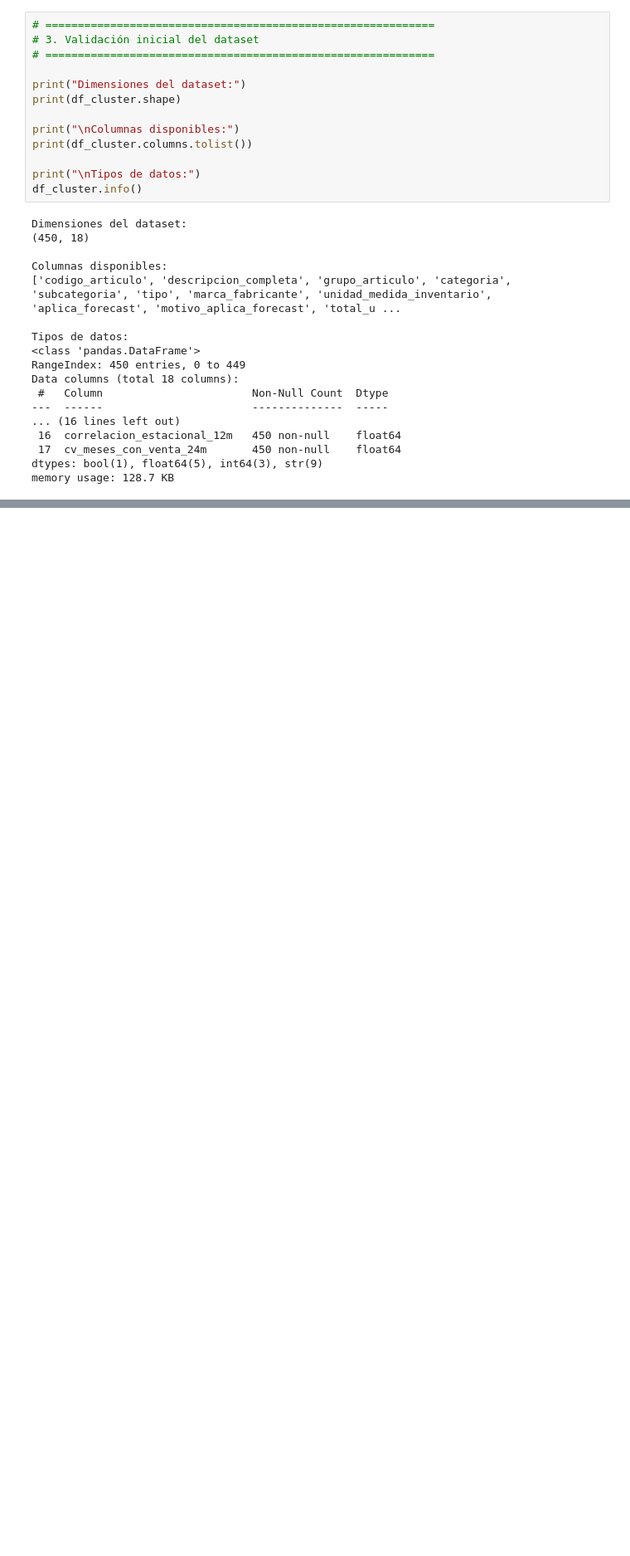
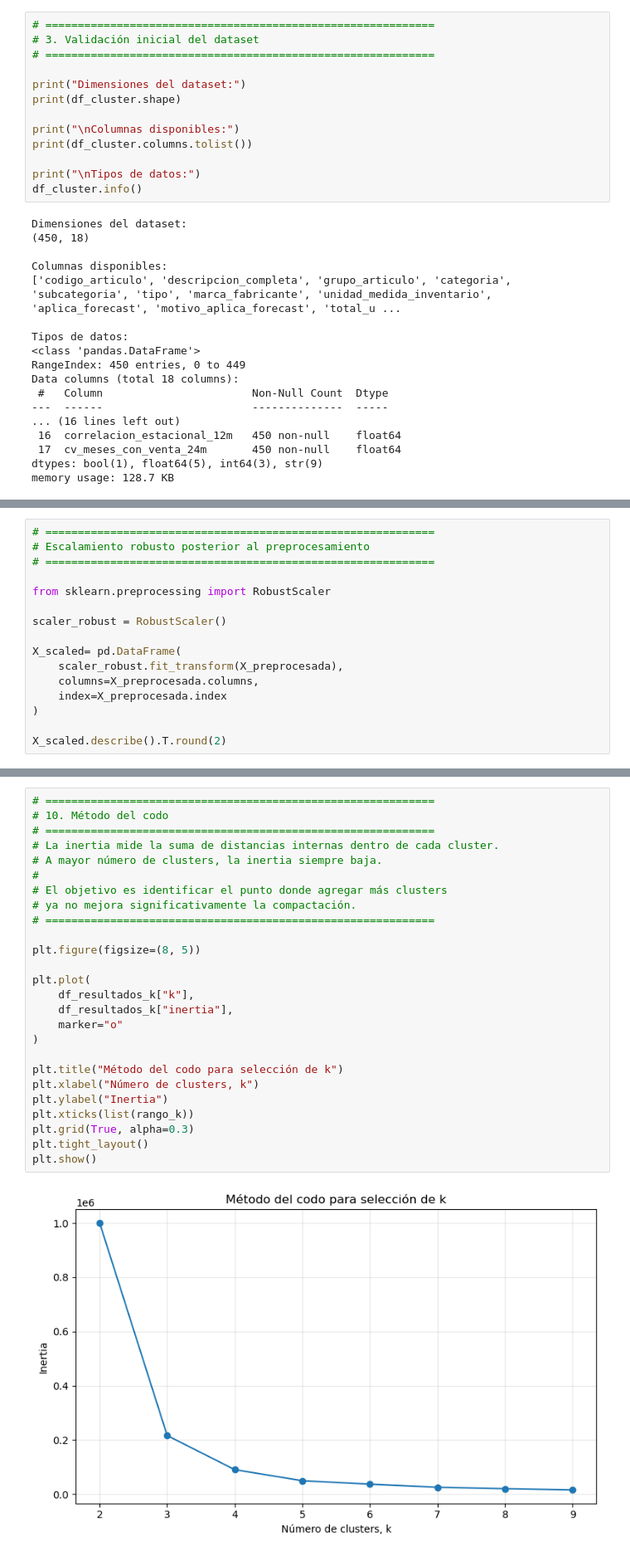
Before and after one commit to choppeb7/Tesis-Master-AI, a Jupyter notebook: 4_cluterizacion_articulos.ipynb, the cells around one changed output, grey strips where cells are left out. Shown at 83% size. Drawn from its saved outputs; the diff is of its cells as text; blank space fills up the shorter version.

```diff
--- a/4_cluterizacion_articulos.ipynb
+++ b/4_cluterizacion_articulos.ipynb
@@ -117,0 +885,16 @@ memory usage: 128.7 KB
+# %%
+# ============================================================
+# Escalamiento robusto posterior al preprocesamiento
+# ============================================================
+
+from sklearn.preprocessing import RobustScaler
+
+scaler_robust = RobustScaler()
+
+X_scaled= pd.DataFrame(
+    scaler_robust.fit_transform(X_preprocesada),
+    columns=X_preprocesada.columns,
+    index=X_preprocesada.index
+)
+
+X_scaled.describe().T.round(2)
@@ -117,0 +970,28 @@ memory usage: 128.7 KB
+# %%
+# ============================================================
+# 10. Método del codo
+# ============================================================
+# La inertia mide la suma de distancias internas dentro de cada cluster.
+# A mayor número de clusters, la inertia siempre baja.
+#
+# El objetivo es identificar el punto donde agregar más clusters
+# ya no mejora significativamente la compactación.
+# ============================================================
+
+plt.figure(figsize=(8, 5))
+
+plt.plot(
+    df_resultados_k["k"],
+    df_resultados_k["inertia"],
+    marker="o"
+)
+
+plt.title("Método del codo para selección de k")
+plt.xlabel("Número de clusters, k")
+plt.ylabel("Inertia")
+plt.xticks(list(rango_k))
+plt.grid(True, alpha=0.3)
+plt.tight_layout()
+plt.show()
+# %% [output]
+[figure, added]
```
Also changed, not shown: parts of 31 cells of this notebook, 1 other file.
